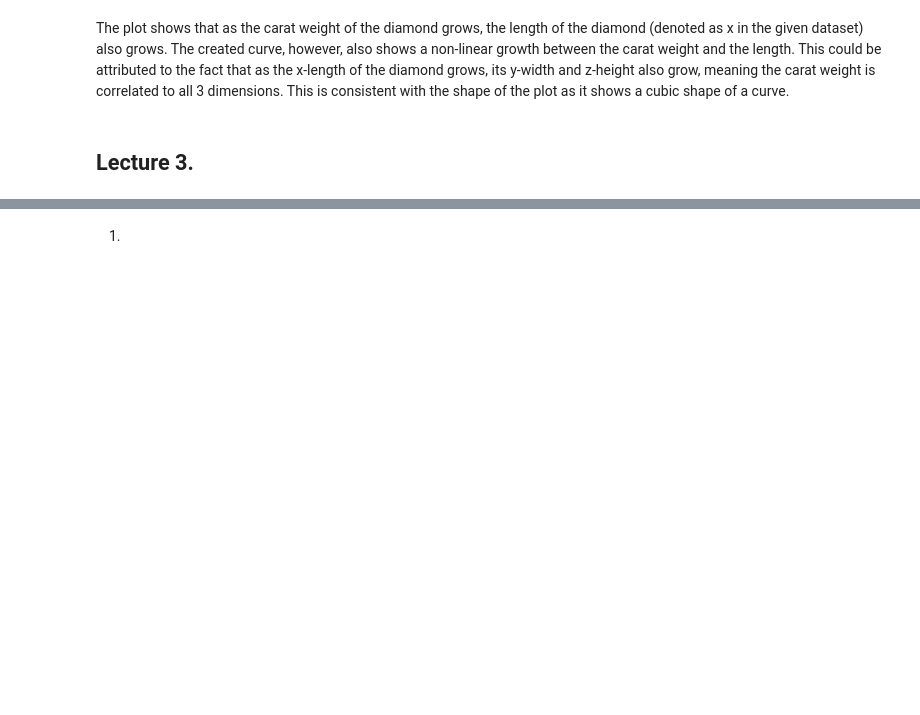
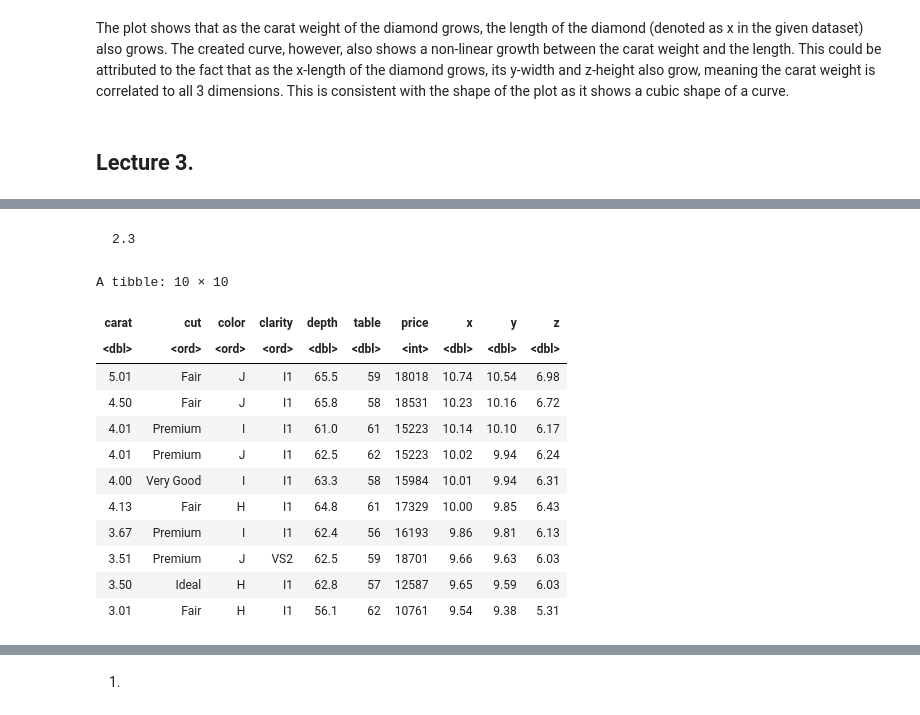
Before and after one commit to Nedevi/DSC1107, a Jupyter notebook: dsc1107-fa1-cobarrubias-i.ipynb, the cells around one changed output, grey strips where cells are left out. Drawn from its saved outputs; the diff is of its cells as text; code cells hidden in the pictures; blank space fills up the shorter version.

```diff
--- a/dsc1107-fa1-cobarrubias-i.ipynb
+++ b/dsc1107-fa1-cobarrubias-i.ipynb
@@ -93,0 +136,19 @@ The plot shows that as the carat weight of the diamond grows, the length of the
+# %% [markdown]
+    2.3
+# %%
+diamonds_arranged <- arrange(diamonds, desc(x))
+head(diamonds_arranged, 10)
+# %% [output]
+A tibble: 10 × 10
+| carat | cut | color | clarity | depth | table | price | x | y | z |
+| <dbl> | <ord> | <ord> | <ord> | <dbl> | <dbl> | <int> | <dbl> | <dbl> | <dbl> |
+| 5.01 | Fair | J | I1 | 65.5 | 59 | 18018 | 10.74 | 10.54 | 6.98 |
+| 4.50 | Fair | J | I1 | 65.8 | 58 | 18531 | 10.23 | 10.16 | 6.72 |
+| 4.01 | Premium | I | I1 | 61.0 | 61 | 15223 | 10.14 | 10.10 | 6.17 |
+| 4.01 | Premium | J | I1 | 62.5 | 62 | 15223 | 10.02 | 9.94 | 6.24 |
+| 4.00 | Very Good | I | I1 | 63.3 | 58 | 15984 | 10.01 | 9.94 | 6.31 |
+| 4.13 | Fair | H | I1 | 64.8 | 61 | 17329 | 10.00 | 9.85 | 6.43 |
+| 3.67 | Premium | I | I1 | 62.4 | 56 | 16193 | 9.86 | 9.81 | 6.13 |
+| 3.51 | Premium | J | VS2 | 62.5 | 59 | 18701 | 9.66 | 9.63 | 6.03 |
+| 3.50 | Ideal | H | I1 | 62.8 | 57 | 12587 | 9.65 | 9.59 | 6.03 |
+| 3.01 | Fair | H | I1 | 56.1 | 62 | 10761 | 9.54 | 9.38 | 5.31 |
```
Also changed, not shown: parts of 43 cells of this notebook.
